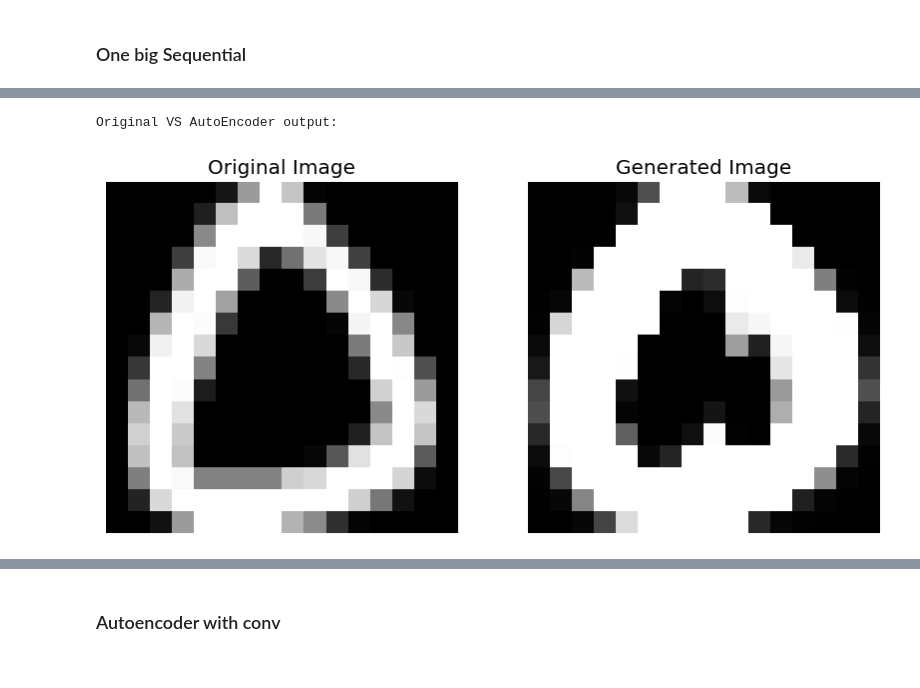
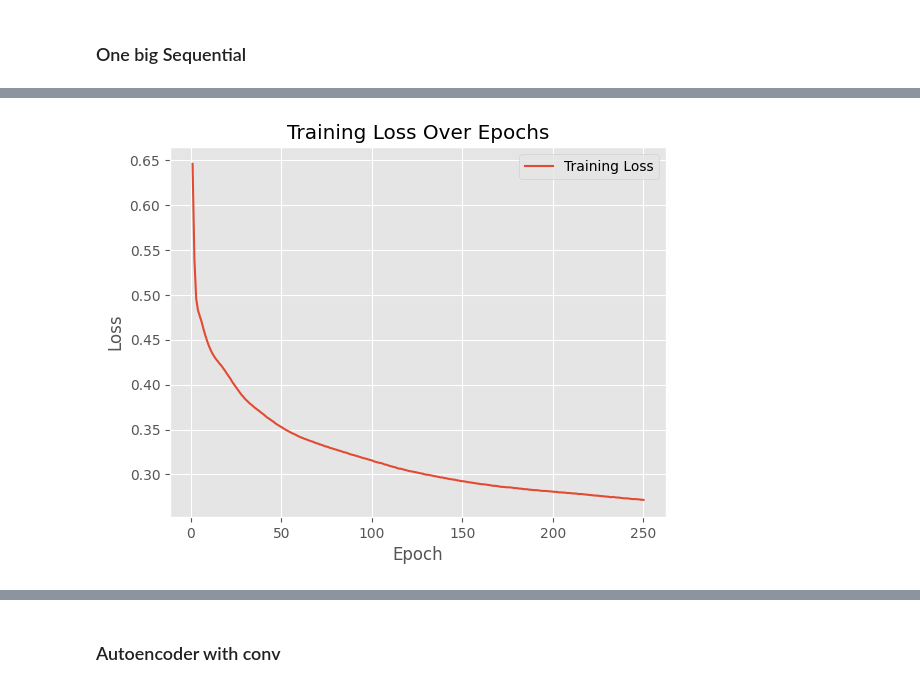
Before and after one commit to Tikai7/Pylamp, a Jupyter notebook: src/AutoEncoderExperiment.ipynb, the cells around one changed output, grey strips where cells are left out. Drawn from its saved outputs; the diff is of its cells as text; code cells hidden in the pictures.

Commit message:
added experiments for autoencoders

```diff
--- a/src/AutoEncoderExperiment.ipynb
+++ b/src/AutoEncoderExperiment.ipynb
@@ -23,5 +30,5 @@ X_test, y_test = load_usps(uspsdatatest)
 # %%
-# X_train, X_test = fn.normalize_data(X_train, X_test)
+X_train, X_test = fn.normalize_data(X_train, X_test, minmax=True)
 # %% [markdown]
 ## Autoencoder on USPS data
 # %% [markdown]
@@ -32,17 +39,22 @@ X_test, y_test = load_usps(uspsdatatest)
 ### One big Sequential
 # %%
 autoencoder_linear = Sequential()
-autoencoder_linear.add_module(Linear(256,100))
-autoencoder_linear.add_module(TanH())
-autoencoder_linear.add_module(Linear(100,10))
-autoencoder_linear.add_module(TanH())
-autoencoder_linear.add_module(Linear(10,100))
-autoencoder_linear.add_module(TanH())
-autoencoder_linear.add_module(Linear(100,256))
-autoencoder_linear.add_module(Sigmoid())
+encoder_linear = Sequential()
+decoder_linear = Sequential()
 
+encoder_linear.add_module(Linear(256,100))
+encoder_linear.add_module(TanH())
+encoder_linear.add_module(Linear(100,10))
+encoder_linear.add_module(TanH())
+decoder_linear.add_module(Linear(10,100))
+decoder_linear.add_module(TanH())
+decoder_linear.add_module(Linear(100,256))
+decoder_linear.add_module(Sigmoid())
 
-loss = CombinedDiceBCELoss()
+autoencoder_linear.add_module(encoder_linear)
+autoencoder_linear.add_module(decoder_linear)
+
+loss = BCELoss()
 optimizer_autoencoder = Optim(autoencoder_linear,loss,1e-3)
-autoencoder_losses = SGD(optimizer_autoencoder,X_train, X_train, batch_size=64,epochs=300,verbose=True)
+autoencoder_losses = SGD(optimizer_autoencoder,X_train, X_train, batch_size=64,epochs=250,verbose=True)
 # %% [output]
@@ -59,9 +71,6 @@ Epoch 271/300, Average Loss: -2.5515288924550044
 Training finished.
-# %%
-testing = np.array([X_test[100]])
-testing_pred = autoencoder_linear.forward(testing)
-print("Original VS AutoEncoder output:")
-Display.compare_images(testing,testing_pred,shape=(16,16),fig_size=(10,5))
-# %% [output]
-Original VS AutoEncoder output:
-[figure, removed]
+# %%
+np.save("temp/autoencoder_linear_losses",autoencoder_losses)
+Display().plot_loss(autoencoder_losses)
+# %% [output]
+[figure, added]
```
Also changed, not shown: parts of 31 cells of this notebook, 14 other files.
